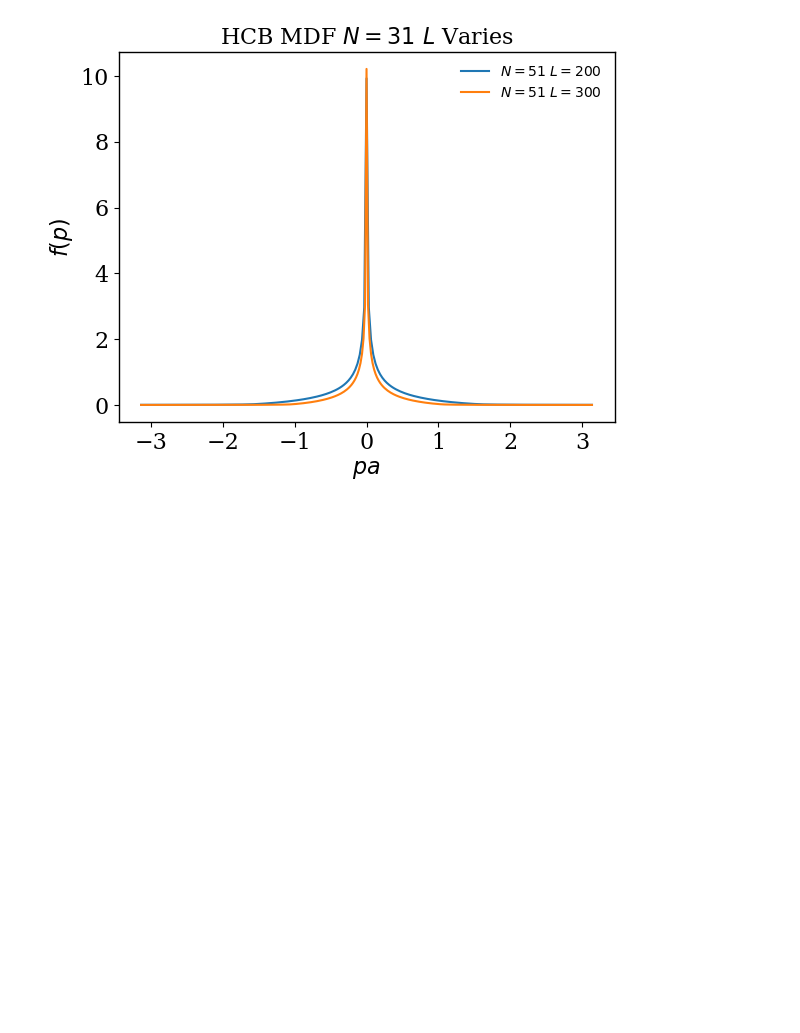
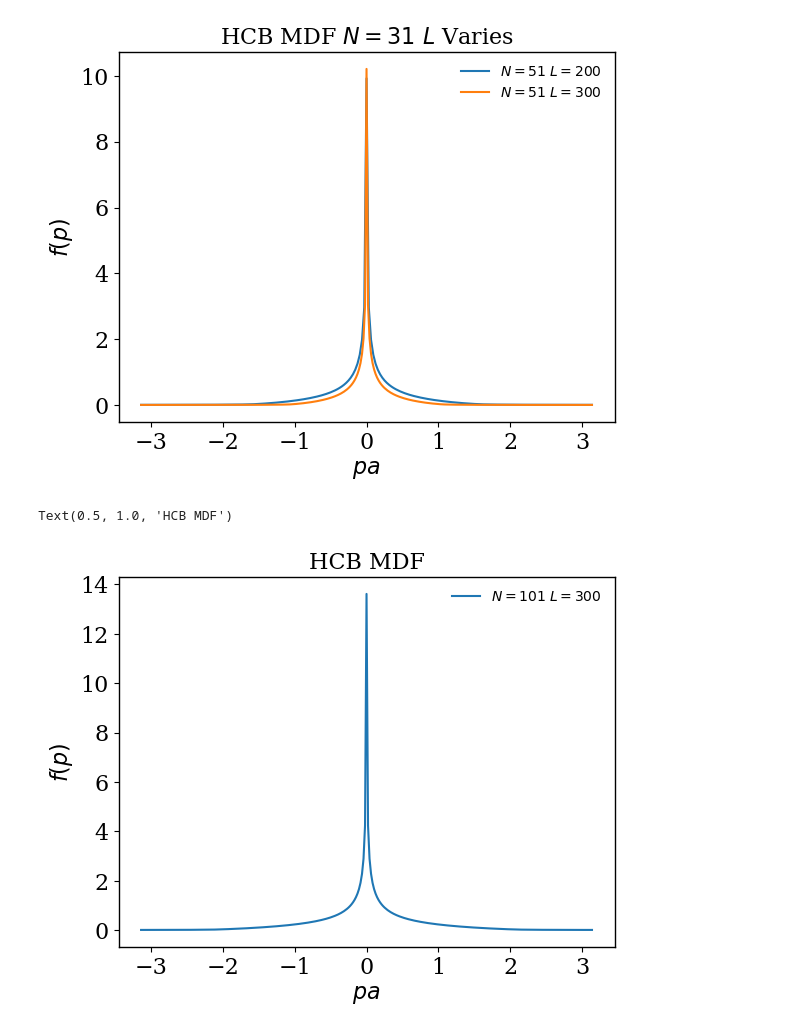
Before and after one commit to jcl6024/HCB-project1, a Jupyter notebook: plots.ipynb, the cells around one changed output. Drawn from its saved outputs; the diff is of its cells as text; code cells hidden in the pictures; blank space fills up the shorter version.

Commit message:
updated figures, wrapped main function

```diff
--- a/plots.ipynb
+++ b/plots.ipynb
@@ -106,3 +106,17 @@ Text(0.5, 1.0, 'HCB MDF $N=31$ $L$ Varies')
 # plt.xlabel('number of sites (L)',fontsize=16)
 # plt.tick_params(labelsize=16)
 # plt.yscale('linear')
+# %%
+plt.figure()
+plt.tight_layout()
+n101_300 = np.fromfile(r'C_T=0_Equilibrium\n_L=300_N=101_free_PBC.bin')
+plt.plot(np.linspace(-np.pi,np.pi,301),n101_300,label='$N=101$ $L=300$')
+# plt.plot(np.linspace(-np.pi,np.pi,201),n31_200,label='$N=31$ $L=200$')
+plt.xlabel(r'$pa$',fontsize = 16)
+plt.ylabel(r'$f(p)$',fontsize = 16)
+plt.legend(frameon=False)
+plt.tick_params(labelsize=16)
+plt.title("HCB MDF",fontsize=16)
+# %% [output]
+Text(0.5, 1.0, 'HCB MDF')
+[figure, added]
```
Also changed, not shown: 6 other files.
